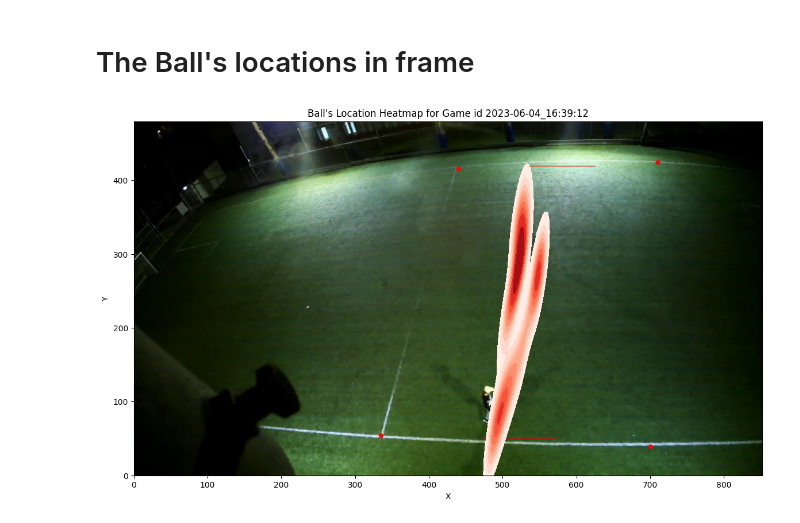
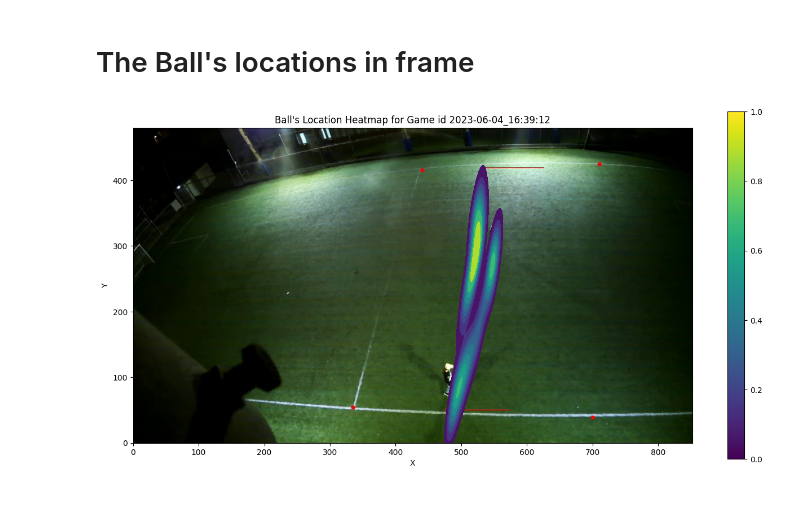
Before and after one commit to yuvalBerghaus/Data_Analysis, a Jupyter notebook: sense_eye_analysis_new.ipynb, the cells around one changed output. Drawn from its saved outputs; the diff is of its cells as text; code cells hidden in the pictures.

```diff
--- a/sense_eye_analysis_new.ipynb
+++ b/sense_eye_analysis_new.ipynb
@@ -226,33 +226,33 @@ for d in data:
     gameId = d["gameId"]
     if gameId not in groups:
         groups[gameId] = []
     if d["class"] == "ball":
         groups[gameId].append([d["properties"]["x"], d["properties"]["y"]])
 
 # Create a heatmap for each group
 for gameId, coords in groups.items():
     if len(coords) > 0:
         coords = np.array(coords)
 
         # Create a heatmap using seaborn
         ax = sns.kdeplot(data=coords, x=coords[:, 0], y=coords[:, 1],
-                         cmap='Reds', fill=True, thresh=0.05)
+                         cmap='viridis', fill=True, thresh=0.05)
 
         ax.set_title(f"Ball's Location Heatmap for Game id {gameId}")
         ax.set_xlabel("X")
         ax.set_ylabel("Y")
-
+        plt.colorbar(ax.collections[0], ax=ax)
         # Set the origin of the x-axis and y-axis to bottom left
         ax.set_xlim([0, img.width])
         ax.set_ylim([img.height, 0])
 
 
 
         # Flip the Y-axis
         ax.invert_yaxis()
 
         plt.show()
     else:
         print(f"No balls locations found for Game {gameId}")
 # %% [output]
-[figure, old version]
+[figure, new version]
```
